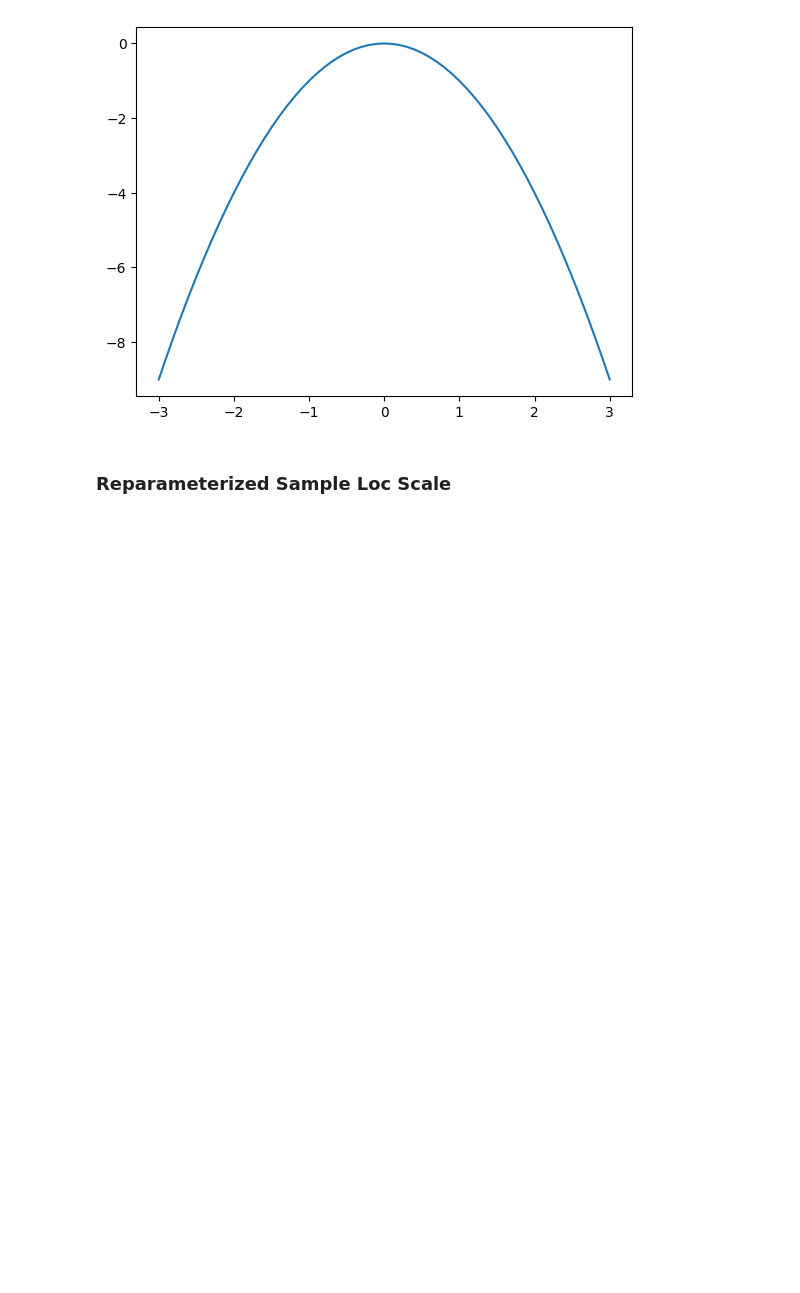
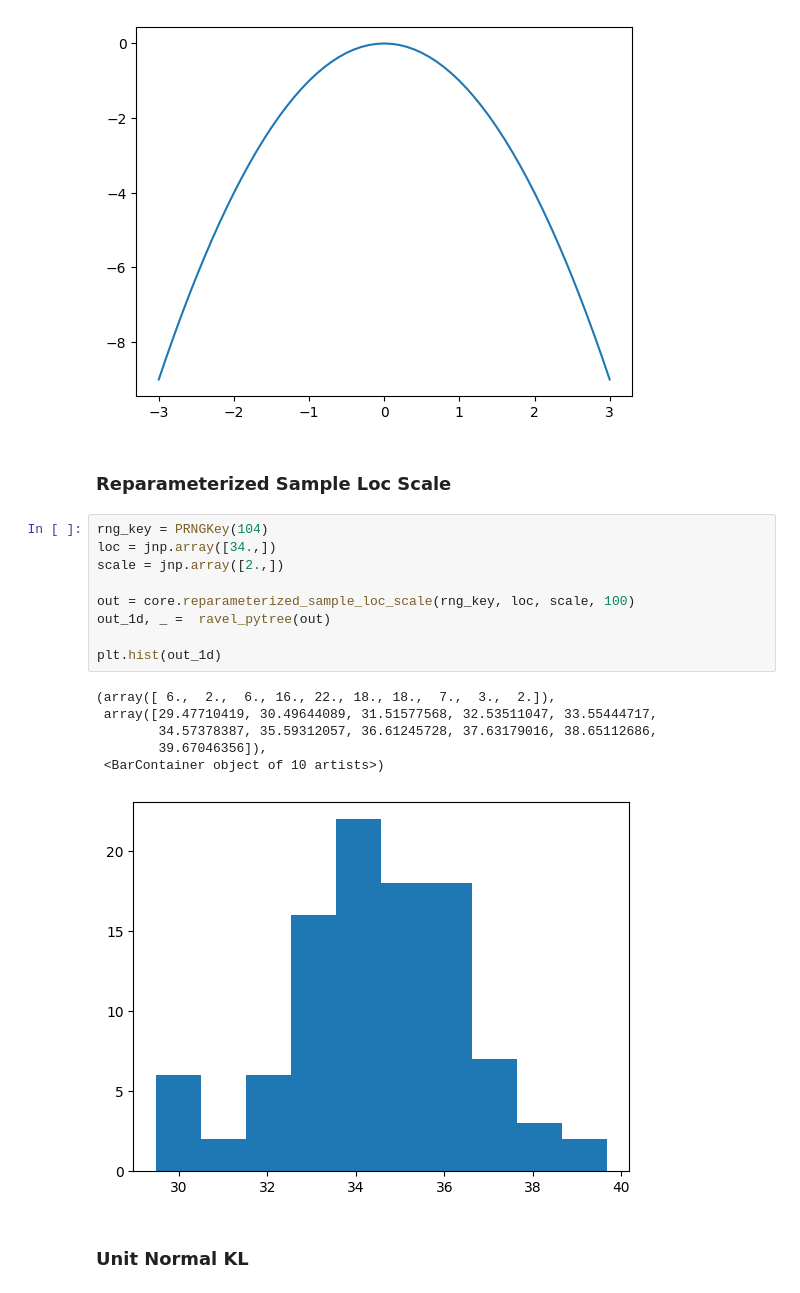
Before and after one commit to PaulScemama/aevb, a Jupyter notebook: pg.ipynb, the cells around one changed output. Saved outputs shown, nothing was run; the diff lists cells and outputs as text; blank space fills up the shorter version.

```diff
--- a/pg.ipynb
+++ b/pg.ipynb
@@ -38,3 +38,21 @@ plt.plot(apply_fn(None, None), out)
 [figure]
 # %% [markdown]
 ### Reparameterized Sample Loc Scale
+# %%
+rng_key = PRNGKey(104)
+loc = jnp.array([34.,])
+scale = jnp.array([2.,])
+
+out = core.reparameterized_sample_loc_scale(rng_key, loc, scale, 100)
+out_1d, _ =  ravel_pytree(out)
+
+plt.hist(out_1d)
+# %% [output]
+(array([ 6.,  2.,  6., 16., 22., 18., 18.,  7.,  3.,  2.]),
+ array([29.47710419, 30.49644089, 31.51577568, 32.53511047, 33.55444717,
+        34.57378387, 35.59312057, 36.61245728, 37.63179016, 38.65112686,
+        39.67046356]),
+ <BarContainer object of 10 artists>)
+[figure, added]
+# %% [markdown]
+### Unit Normal KL
```
Also changed, not shown: parts of 4 cells of this notebook, 1 other file.
